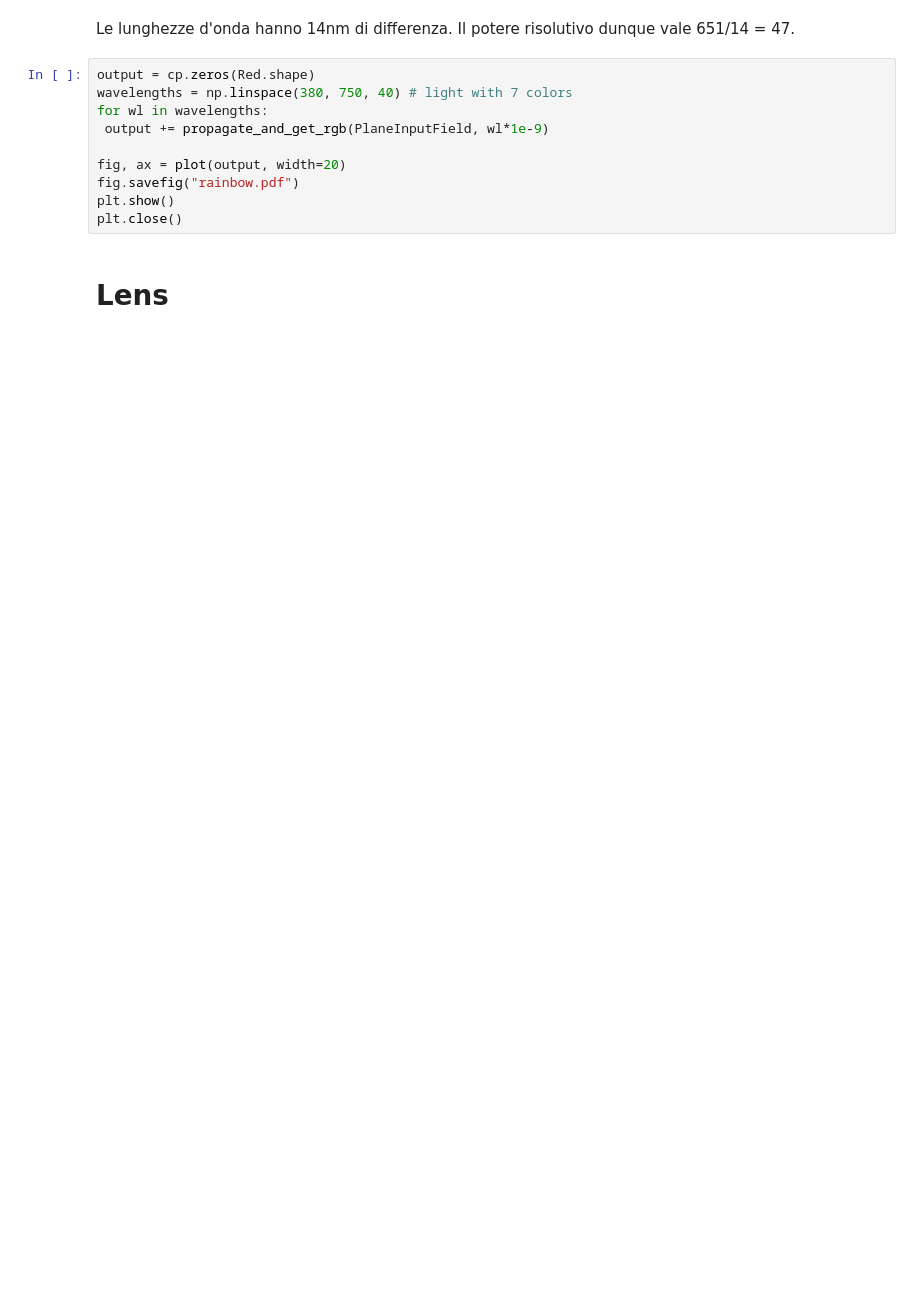
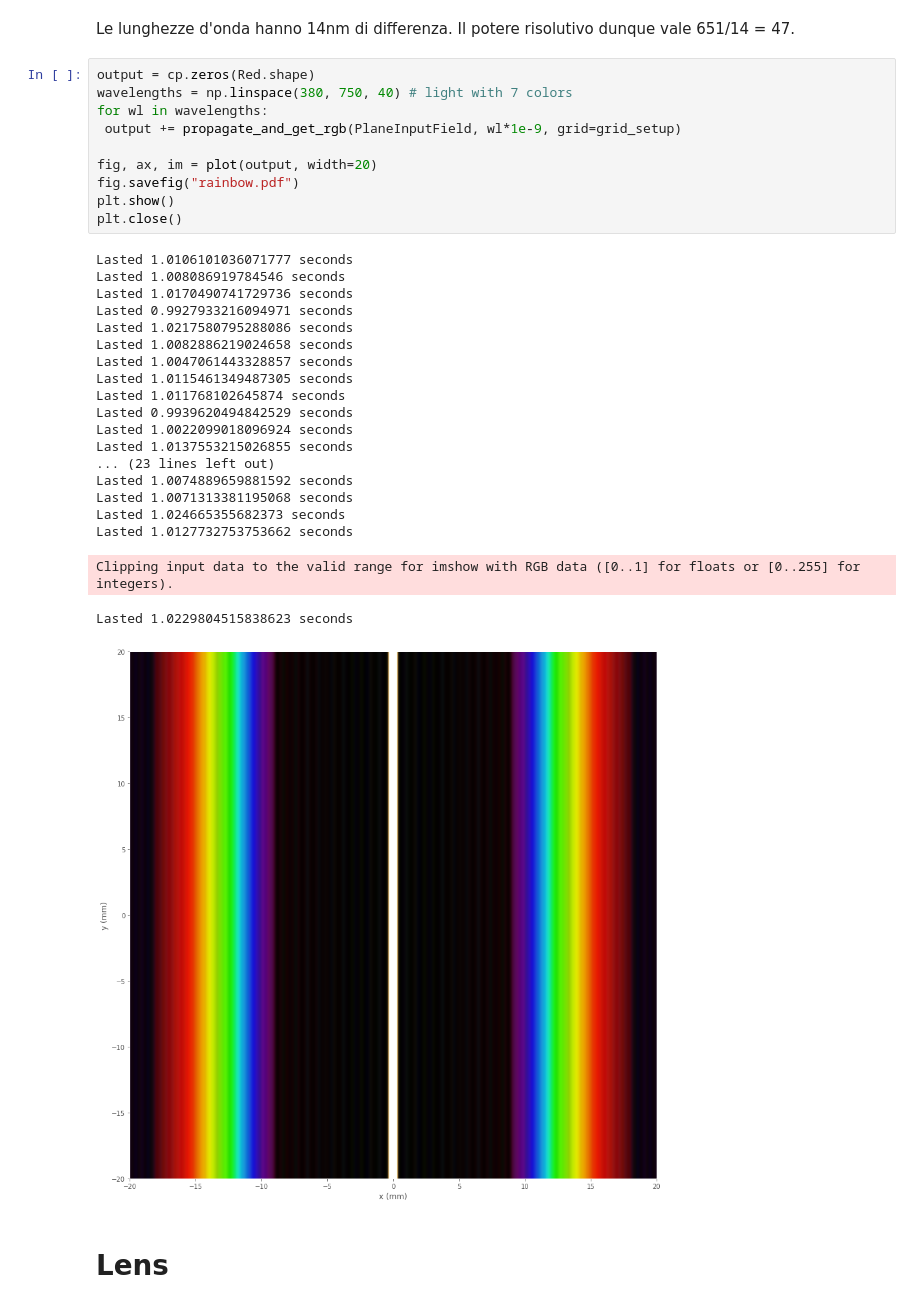
Before and after one commit to raeubaen/misc, a Jupyter notebook: codice_bpm.ipynb, the cells around one changed output. Cells and saved outputs as stored; diff of their text form; blank space fills up the shorter version.

```diff
--- a/codice_bpm.ipynb
+++ b/codice_bpm.ipynb
@@ -395,13 +394,34 @@ Le lunghezze d'onda hanno 14nm di differenza. Il potere risolutivo dunque vale 6
 # %%
 output = cp.zeros(Red.shape)
 wavelengths = np.linspace(380, 750, 40) # light with 7 colors
 for wl in wavelengths:
- output += propagate_and_get_rgb(PlaneInputField, wl*1e-9)
+ output += propagate_and_get_rgb(PlaneInputField, wl*1e-9, grid=grid_setup)
 
-fig, ax = plot(output, width=20)
+fig, ax, im = plot(output, width=20)
 fig.savefig("rainbow.pdf")
 plt.show()
 plt.close()
+# %% [output]
+Lasted 1.0106101036071777 seconds
+Lasted 1.008086919784546 seconds
+Lasted 1.0170490741729736 seconds
+Lasted 0.9927933216094971 seconds
+Lasted 1.0217580795288086 seconds
+Lasted 1.0082886219024658 seconds
+Lasted 1.0047061443328857 seconds
+Lasted 1.0115461349487305 seconds
+Lasted 1.011768102645874 seconds
+Lasted 0.9939620494842529 seconds
+Lasted 1.0022099018096924 seconds
+Lasted 1.0137553215026855 seconds
+... (23 lines left out)
+Lasted 1.0074889659881592 seconds
+Lasted 1.0071313381195068 seconds
+Lasted 1.024665355682373 seconds
+Lasted 1.0127732753753662 seconds
+Clipping input data to the valid range for imshow with RGB data ([0..1] for floats or [0..255] for integers).
+Lasted 1.0229804515838623 seconds
+[figure, added]
 # %% [markdown]
 # Lens
 # %%
```
Also changed, not shown: parts of 10 cells of this notebook.
